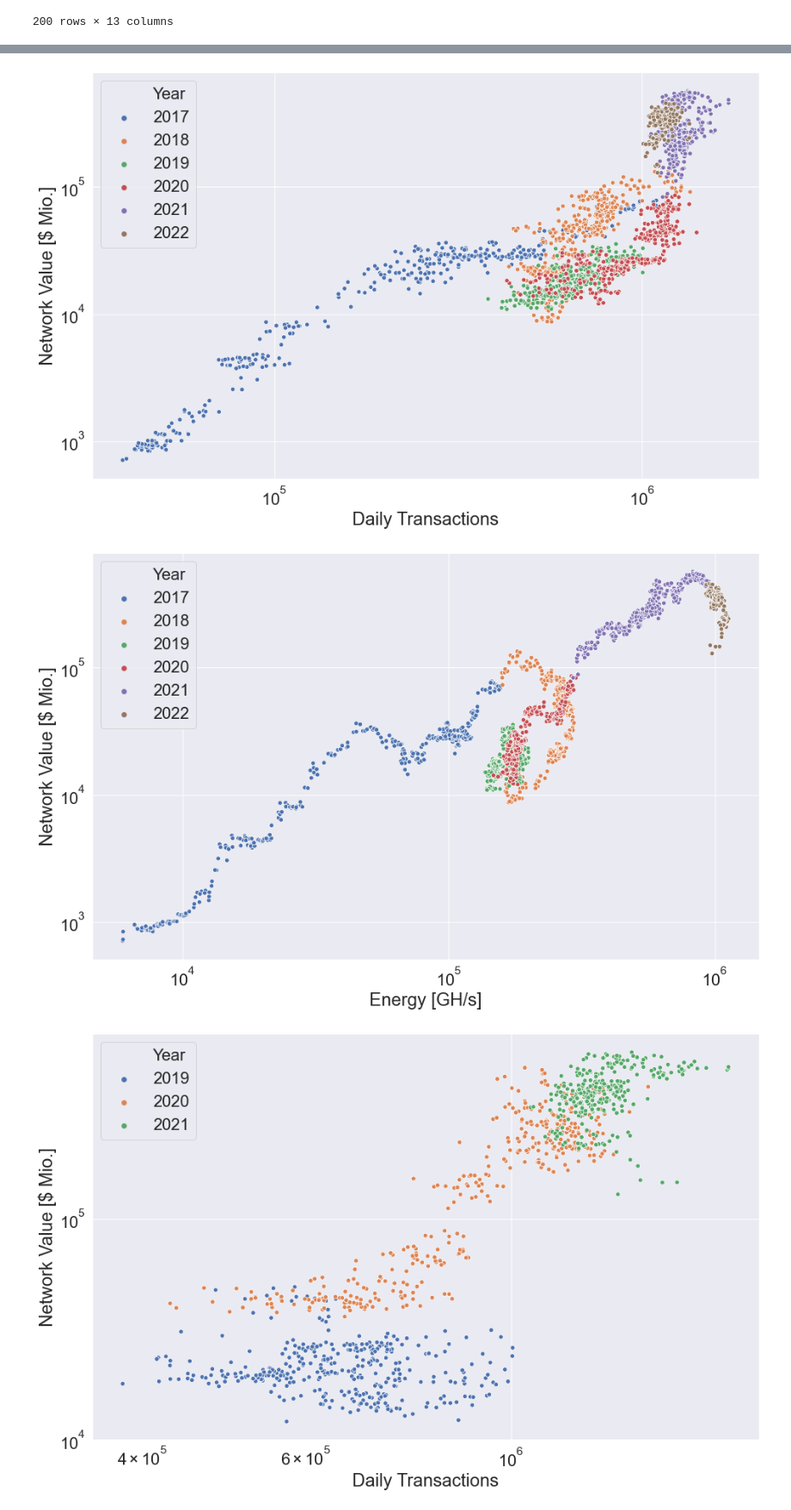
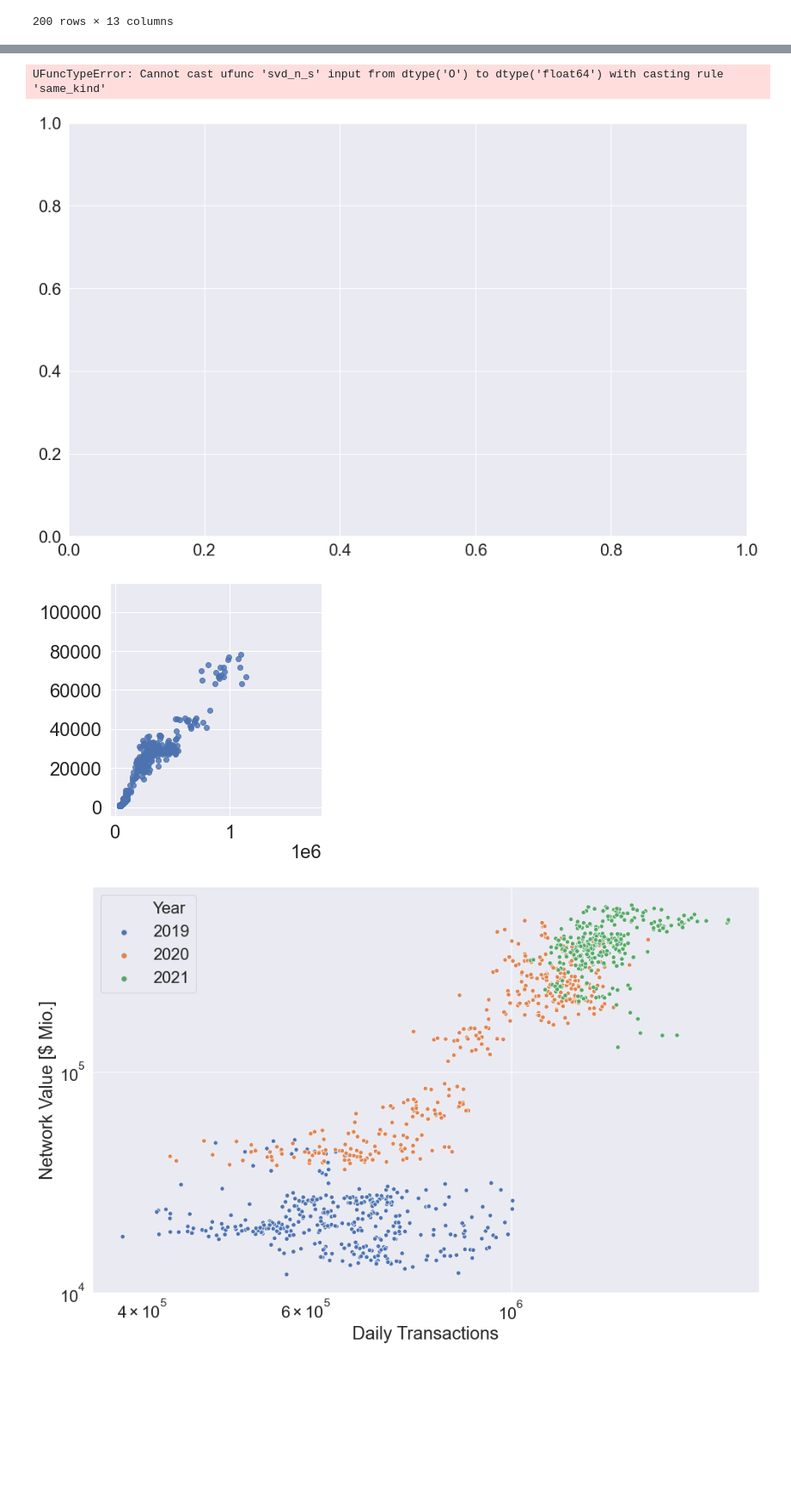
Before and after one commit to Plyeronn/DataScience, a Jupyter notebook: exploration.ipynb, the cells around one changed output, grey strips where cells are left out. Shown at 86% size. Cells and saved outputs as stored; diff of their text form; code cells hidden in the pictures; blank space fills up the shorter version.

Commit message:
Updated Correlation Shifted All

```diff
--- a/exploration.ipynb
+++ b/exploration.ipynb
@@ -55,7 +55,7 @@ frame = frame [100:]
 # metrics = ["Unique Address Total Count", "DailyTx", "Average Txn Fee (USD)", 'NetHash', "MarketCap", "newAddressCount"]
 metrics = ["Unique Address Total Count","DailyTx", 'NetHash', "MarketCap", "newAddressCount"]
 pc_metrics = ['Date(UTC)']
-ft = [650,1200]
+ft = [100,-1]
 pc_frame = frame[ft[0]:ft[1]].copy()
 for metric in metrics:
     name = metric + '_perchange'
@@ -178,6 +178,6 @@ fig, ax = plt.subplots(figsize=(16,10))
 ax.set(yscale="log")
 
 p = sns.lineplot(data = frame, y = 'NetHash', x= 'Date(UTC)', ax = ax)
-p.set_ylabel('Energy')
-name = 'finals/Transactions.png'
+p.set_ylabel('Invested Compute Power GH/s')
+name = 'finals/Energy.png'
 fig.savefig(name, transparent = False)
@@ -266,0 +304,18 @@ target = target[target["Year"] > 2019]
+# %%
+target = frame.copy()
+target["Year"] = target["Date(UTC)"].dt.year
+specifier = "DailyTx"
+cur_metrics = ["Unique Address Total Count", "DailyTx", "Average Txn Fee (USD)", 'NetHash', 'MarketCap', 'Year']
+target = target[target["Year"] > 2018]
+# target[["Unique Address Total Count", "DailyTx", "Average Txn Fee (USD)", 'NetHash', 'MarketCap']]
+target = target[cur_metrics].astype(float)
+# fig, ax = plt.subplots(figsize=(16,10))
+
+sns.set(font_scale = 3)
+plot = sns.lmplot(data = target, x = specifier, y = "MarketCap", hue="Year", palette="deep", height=16, aspect = 16/9)
+plot.set(yscale='log')
+# plt.setp(plot.get_legend().get_texts(), fontsize='22') # for legend text
+name = 'finals/'+ specifier+'_implot' + '.png'
+print(name)
+# fig.savefig(name, transparent = False)
+plot.set(xscale='log')
@@ -267,39 +326,41 @@ target = target[target["Year"] > 2019]
 # %%
-
-
 import math
 # metrics = ["Unique Address Total Count", "DailyTx", "Average Txn Fee (USD)", 'NetHash', "newAddressCount"]
 metrics = ["DailyTx", 'NetHash']
 target = frame.copy()
 target["Year"] = target["Date(UTC)"].dt.year
 target = target[target["Year"] > 2016]
 
 for metric in metrics:
     fig, ax = plt.subplots(figsize=(16,10))
-    ax.set(yscale="log", xscale="log")
-    p = sns.scatterplot(data = shift_((target),'MarketCap', 0), x = metric, y = "MarketCap", hue="Year", palette="deep")
+    # ax.set(yscale="log", xscale="log")
+    pdata = shift_((target),'MarketCap', 0)
+    p = sns.lmplot(data = pdata, x = metric, y = "MarketCap", hue="Year", palette="deep")
     # plot = sns.lineplot(data = frame[150:],ax=ax, x = "Date(UTC)", y = metric)
     plmetr = metric
     if (metric == "Unique Address Total Count"):
         plmetr = "Daily Unique Addresses"
     if (metric == "NetHash"):
         plmetr = "Energy [GH/s]"
     if (metric == "DailyTx"):
         plmetr = "Daily Transactions"
-    plot.set(xlabel=plmetr, ylabel= "Network Value [$ Mio.]", title=plmetr + ' vs Metwork Value (log scale)' )
+    # plot.set(xlabel=plmetr, ylabel= "Network Value [$ Mio.]", title=plmetr + ' vs Metwork Value (log scale)' )
     p.set_ylabel("Network Value [$ Mio.]")
     p.set_xlabel(plmetr)
 
     # max = math.ceil(math.log10(frame[metric].max()))
     # # print(max, frame[metric].min())
     # min = math.ceil(math.log10(frame[metric].min()+0.001))
     # for i in range(min, max):
     #     plot.axhline(10**i, color="black", linestyle="--",)
     name = 'finals/' + 'MarketCap_vs_' + str(metric)+'_log.png'
-    fig.savefig(name, transparent = False)
+    # fig.savefig(name, transparent = False)
+
+    # plt.show()
 # %% [output]
+UFuncTypeError: Cannot cast ufunc 'svd_n_s' input from dtype('O') to dtype('float64') with casting rule 'same_kind'
-[figure, old version]
+[figure, new version]
-[figure, old version]
+[figure, new version]
 # %%
 
 
```
Also changed, not shown: parts of 7 cells of this notebook, 5 other files.
